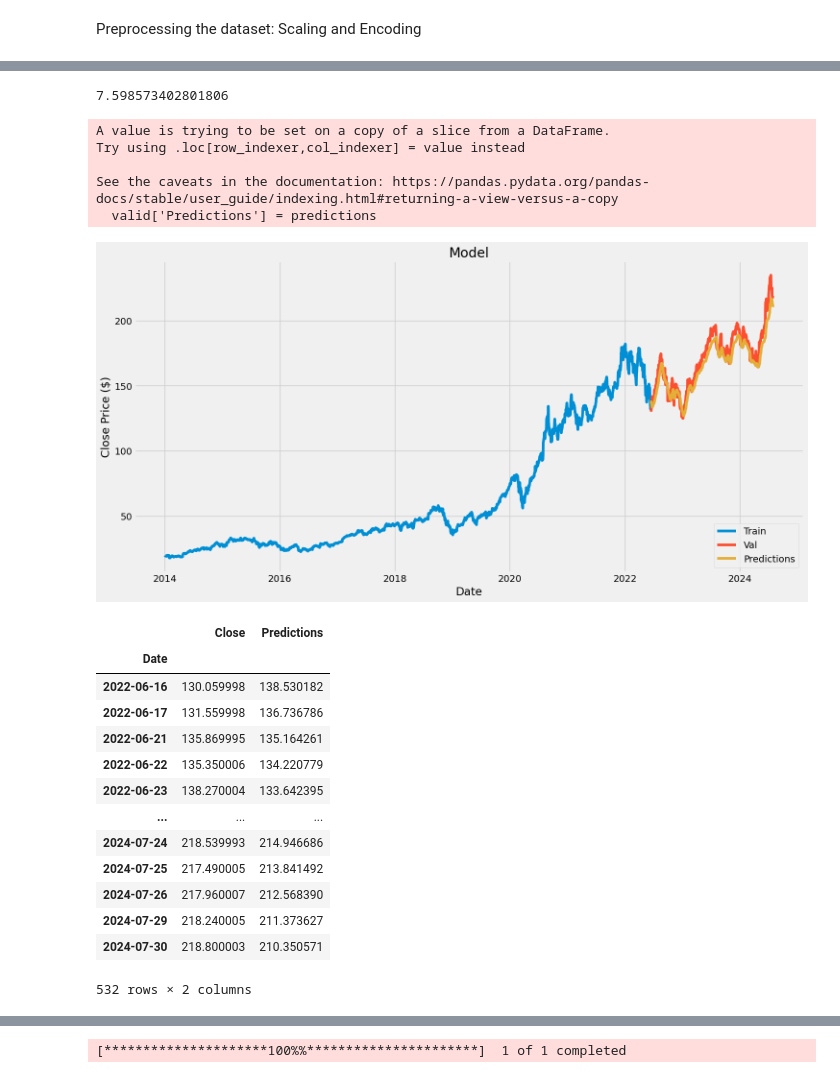
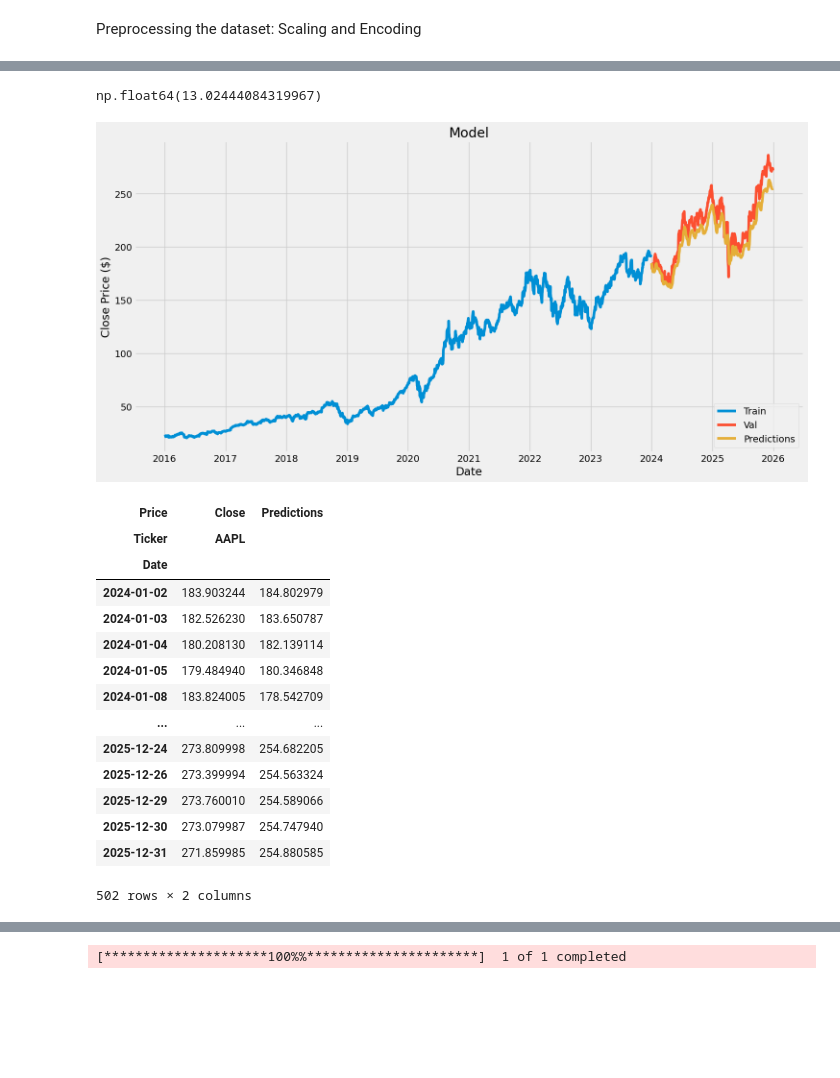
Before and after one commit to joseph-kim-cs/dsci560-lab4, a Jupyter notebook: Stock Price Prediction/stock_prediction.ipynb, the cells around one changed output, grey strips where cells are left out. Saved outputs shown, nothing was run; the diff lists cells and outputs as text; code cells hidden in the pictures; blank space fills up the shorter version.

```diff
--- a/Stock Price Prediction/stock_prediction.ipynb
+++ b/Stock Price Prediction/stock_prediction.ipynb
@@ -53,6 +53,6 @@ plt.show()
 # %%
 # Creating a numpy array from the dataframe
-data = df.filter(['Close'])
+data = df['Close']
 dataset = data.values
 dataset
 
@@ -138,41 +138,37 @@ predictions = scaler.inverse_transform(predictions)
 rmse = np.sqrt(((predictions - y_test) ** 2).mean())
 rmse
 # %% [output]
-7.598573402801806
+np.float64(13.02444084319967)
 # %%
-train = data[:training_data_len]
-valid = data[training_data_len:]
+train = df[:training_data_len]
+valid = df[training_data_len:]
 valid['Predictions'] = predictions
 
 plt.figure(figsize=(16, 8))
 plt.title('Model')
 plt.xlabel('Date')
 plt.ylabel('Close Price ($)')
 plt.plot(train['Close'])
 plt.plot(valid[['Close', 'Predictions']])
 plt.legend(['Train', 'Val', 'Predictions'], loc='lower right')
 plt.show()
 # %% [output]
-A value is trying to be set on a copy of a slice from a DataFrame.
-Try using .loc[row_indexer,col_indexer] = value instead
-
-See the caveats in the documentation: https://pandas.pydata.org/pandas-docs/stable/user_guide/indexing.html#returning-a-view-versus-a-copy
-  valid['Predictions'] = predictions
-[figure, old version]
+[figure, new version]
 # %%
-valid
+valid[['Close', 'Predictions']]
 # %% [output]
-|  | Close | Predictions |
+| Price | Close | Predictions |
+| Ticker | AAPL |  |
 | Date |  |  |
-| 2022-06-16 | 130.059998 | 138.530182 |
-| 2022-06-17 | 131.559998 | 136.736786 |
-| 2022-06-21 | 135.869995 | 135.164261 |
-| 2022-06-22 | 135.350006 | 134.220779 |
-| 2022-06-23 | 138.270004 | 133.642395 |
+| 2024-01-02 | 183.903244 | 184.802979 |
+| 2024-01-03 | 182.526230 | 183.650787 |
+| 2024-01-04 | 180.208130 | 182.139114 |
+| 2024-01-05 | 179.484940 | 180.346848 |
+| 2024-01-08 | 183.824005 | 178.542709 |
 | ... | ... | ... |
-| 2024-07-24 | 218.539993 | 214.946686 |
-| 2024-07-25 | 217.490005 | 213.841492 |
-| 2024-07-26 | 217.960007 | 212.568390 |
-| 2024-07-29 | 218.240005 | 211.373627 |
-| 2024-07-30 | 218.800003 | 210.350571 |
+| 2025-12-24 | 273.809998 | 254.682205 |
+| 2025-12-26 | 273.399994 | 254.563324 |
+| 2025-12-29 | 273.760010 | 254.589066 |
+| 2025-12-30 | 273.079987 | 254.747940 |
+| 2025-12-31 | 271.859985 | 254.880585 |
-532 rows × 2 columns
+502 rows × 2 columns
```
Also changed, not shown: parts of 12 cells of this notebook, 1 other file.
